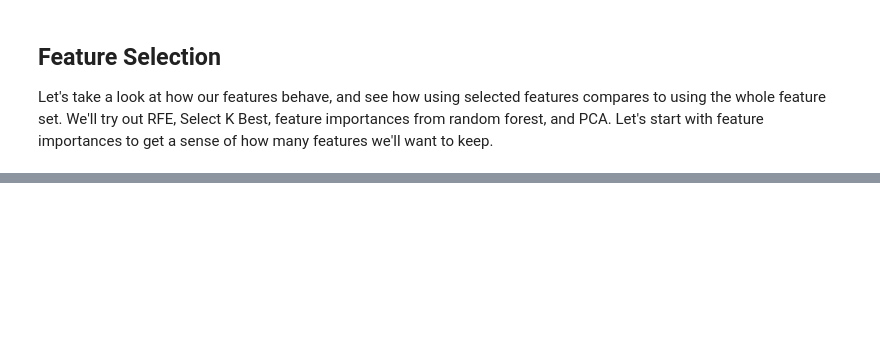
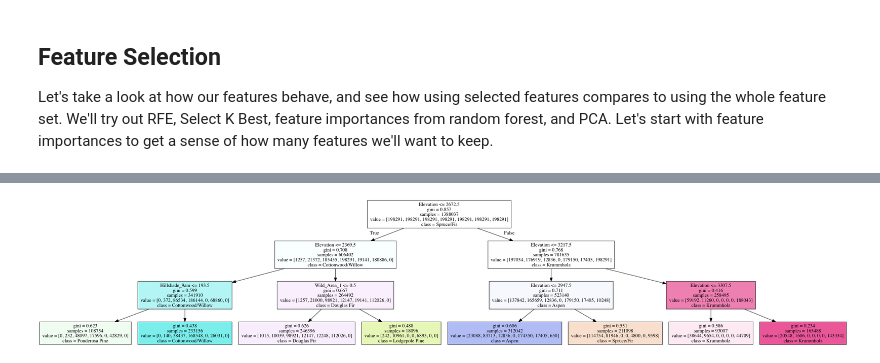
Before and after one commit to maxcalabro/Thinkful_Unit_3, a Jupyter notebook: Land Cover Classification.ipynb, the cells around one changed output, grey strips where cells are left out. Cells and saved outputs as stored; diff of their text form; code cells hidden in the pictures; blank space fills up the shorter version.

```diff
--- a/Land Cover Classification.ipynb
+++ b/Land Cover Classification.ipynb
@@ -474,0 +825,14 @@ print(t_dif(tic))
+# %%
+# K Nearest Neighbors with Select K Best feature selection.
+
+tic = t_now()
+
+knc = KNeighborsClassifier(n_neighbors=2)
+knc.fit(X_train_skb, Y_train)
+Y_pred_knc = knc.predict(X_test_skb)
+
+print('Cross Val Score: \n\n', cross_val_score(knc, X_train_skb, Y_train, cv=4))
+print('\nConfusion Matrix: \n\n', confusion_matrix(Y_test, Y_pred_knc))
+print('\nClassification Report: \n\n', classification_report(Y_test, Y_pred_knc))
+
+print(t_dif(tic))
@@ -474,0 +878,14 @@ print(t_dif(tic))
+# %%
+# K Nearest Neighbors with "No Soil" feature selection.
+
+tic = t_now()
+
+knc = KNeighborsClassifier(n_neighbors=2)
+knc.fit(X_train_nosoil, Y_train)
+Y_pred_knc = knc.predict(X_test_nosoil)
+
+print('Cross Val Score: \n\n', cross_val_score(knc, X_train_nosoil, Y_train, cv=4))
+print('\nConfusion Matrix: \n\n', confusion_matrix(Y_test, Y_pred_knc))
+print('\nClassification Report: \n\n', classification_report(Y_test, Y_pred_knc))
+
+print(t_dif(tic))
@@ -474,0 +935,19 @@ print(t_dif(tic))
+# %%
+# Run dtc with best parameters, and visualize the tree results.
+# It isn't helpful to visualize with max_depth=None, so let's just look at a few layers
+# to see the initial decisions the tree is making.
+
+dtc = DecisionTreeClassifier(max_depth=3, max_features=None, min_samples_split=2)
+dtc.fit(X_train_nosoil, Y_train)
+Y_pred_dtc = dtc.predict(X_test_nosoil)
+
+dot_data = tree.export_graphviz(
+    dtc, out_file=None,
+    feature_names=X_train_nosoil.columns,
+    class_names=['Spruce/Fir', 'Lodgepole Pine', 'Ponderosa Pine', 'Cottonwood/Willow', 'Aspen', 'Douglas Fir', 'Krummholz'],
+    filled=True
+)
+graph = pydotplus.graph_from_dot_data(dot_data)
+Image(graph.create_png())
+# %% [output]
+[figure, added]
```
Also changed, not shown: parts of 87 cells of this notebook.
